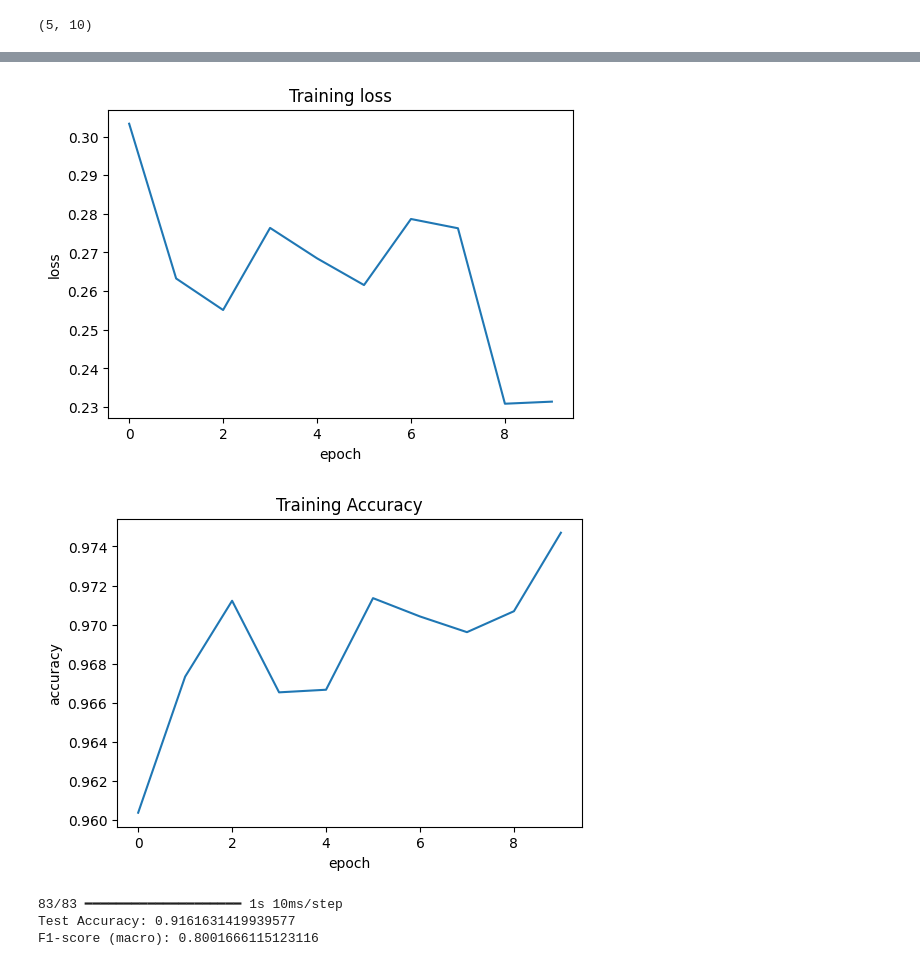
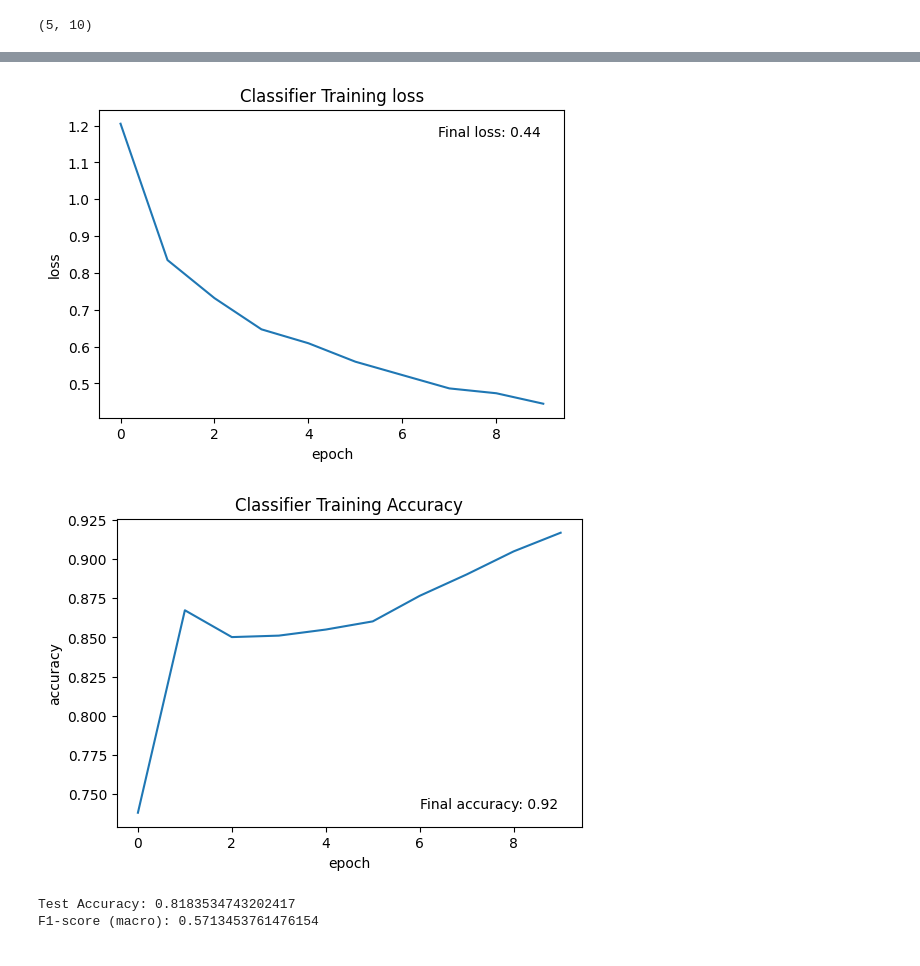
Before and after one commit to apmalinsky/AAI-530-IoT-FinalProject, a Jupyter notebook: notebooks/classifier-pred.ipynb, the cells around one changed output, grey strips where cells are left out. Drawn from its saved outputs; the diff is of its cells as text; code cells hidden in the pictures.

```diff
--- a/notebooks/classifier-pred.ipynb
+++ b/notebooks/classifier-pred.ipynb
@@ -132,5 +126,5 @@ class_weights = compute_class_weight('balanced', classes=np.unique(y_train_seq),
 class_weights_train = dict(zip(np.unique(y_train_seq), class_weights))
 
 classifier = KerasClassifier(model=model, random_state=24,
-                        epochs=10, batch_size=32, verbose=1, class_weight=class_weights_train)
+                        epochs=10, batch_size=32, verbose=0, class_weight=class_weights_train)
 # %% [output]
@@ -154,9 +146,9 @@ Model: "sequential_26"
 # %%
 # Run Grid Search with TimeSeries Cross Validation
 tscv = TimeSeriesSplit(n_splits=3)
-param_grid = {'epochs': [10, 50], 'batch_size': [32, 64]}
+param_grid = {'epochs': [10, 25], 'batch_size': [64, 256]}
 
-grid_search = GridSearchCV(classifier, param_grid, cv=tscv, scoring='f1_macro', verbose=1)
+grid_search = GridSearchCV(classifier, param_grid, cv=tscv, scoring='f1_macro')
 grid_search.fit(X_train_seq, y_train_seq)
 best_classifier = grid_search.best_estimator_
 
@@ -185,3 +165,5 @@ Average cross-validation F1-score (macro) [0.76496195 0.65212358 0.64209158 0.63
 # %%
-# Train the model with the best classifer
-history = best_classifier.fit(X_train_seq, y_train_seq)
+# Train the model with the best classifer parameters
+classifier.epochs = best_classifier.epochs
+classifier.batch_size = best_classifier.batch_size
+history = classifier.fit(X_train_seq, y_train_seq)
@@ -210,33 +171,40 @@ Epoch 10/10
 # Summarize history for Loss
 fig_acc = plt.figure(figsize=(6,4))
 plt.plot(history.history_['loss'])
-plt.title('Training loss')
+plt.title('Classifier Training loss')
 plt.ylabel('loss')
 plt.xlabel('epoch')
+plt.text(0.95, 0.95, 'Final loss: '+str(round(history.history_['loss'][-1], 2)),
+         horizontalalignment='right',
+         verticalalignment='top',
+         transform=plt.gca().transAxes)
 plt.show()
 # %% [output]
-[figure, old version]
+[figure, new version]
 # %%
 # Summarize history for Accuracy
 fig_acc = plt.figure(figsize=(6, 4))
 plt.plot(history.history_['accuracy'])
-plt.title('Training Accuracy')
+plt.title('Classifier Training Accuracy')
 plt.ylabel('accuracy')
 plt.xlabel('epoch')
+plt.text(0.95, 0.05, 'Final accuracy: '+str(round(history.history_['accuracy'][-1], 2)),
+         horizontalalignment='right',
+         verticalalignment='bottom',
+         transform=plt.gca().transAxes)
 plt.show()
 # %% [output]
-[figure, old version]
+[figure, new version]
 # %%
 # Evaluate the model on the test set
-y_pred_test = best_classifier.predict(X_test_seq)
+y_pred_test = classifier.predict(X_test_seq)
 accuracy = accuracy_score(y_test_seq, y_pred_test)
 f1_macro_score = f1_score(y_test_seq, y_pred_test, average='macro')
 print(f"Test Accuracy: {accuracy}")
 print(f"F1-score (macro): {f1_macro_score}")
 # %% [output]
-83/83 ━━━━━━━━━━━━━━━━━━━━ 1s 10ms/step
-Test Accuracy: 0.9161631419939577
-F1-score (macro): 0.8001666115123116
+Test Accuracy: 0.8183534743202417
+F1-score (macro): 0.5713453761476154
 # %%
 # Classification Report
 report = classification_report(y_test_seq, y_pred_test, output_dict=True)
```
Also changed, not shown: parts of 17 cells of this notebook, 2 other files.
